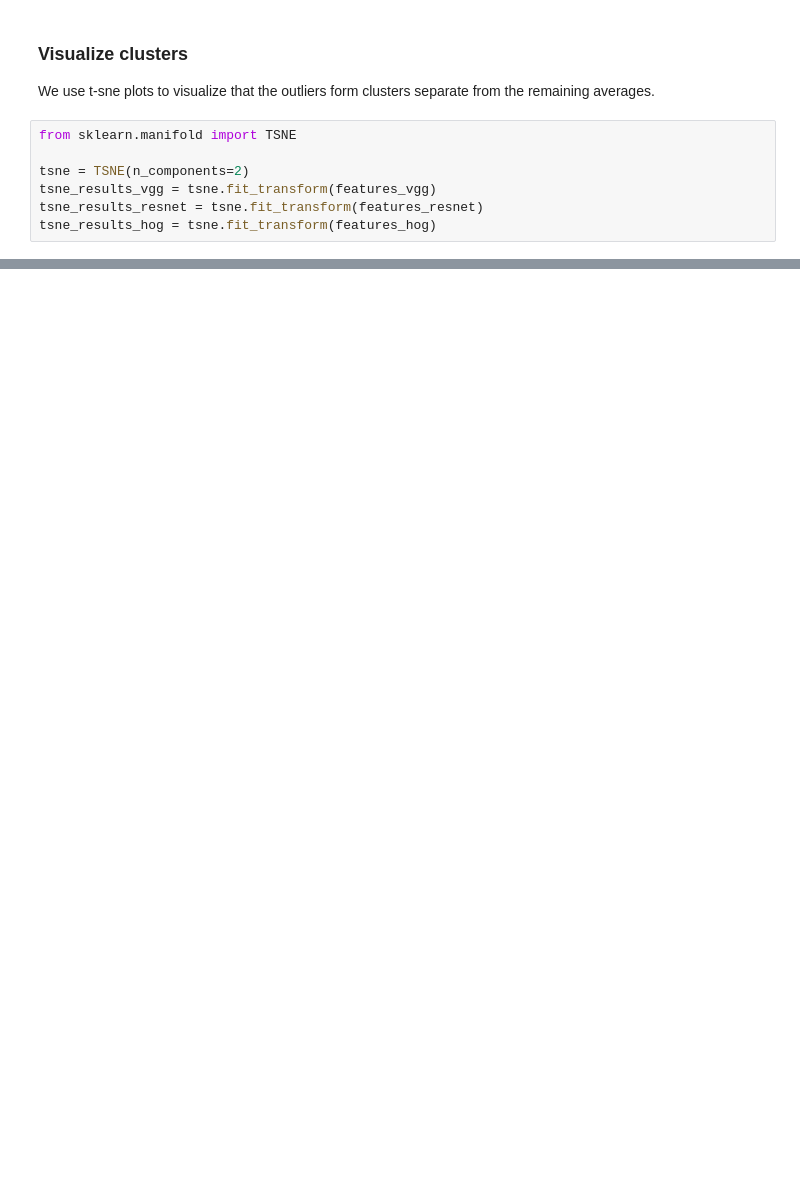
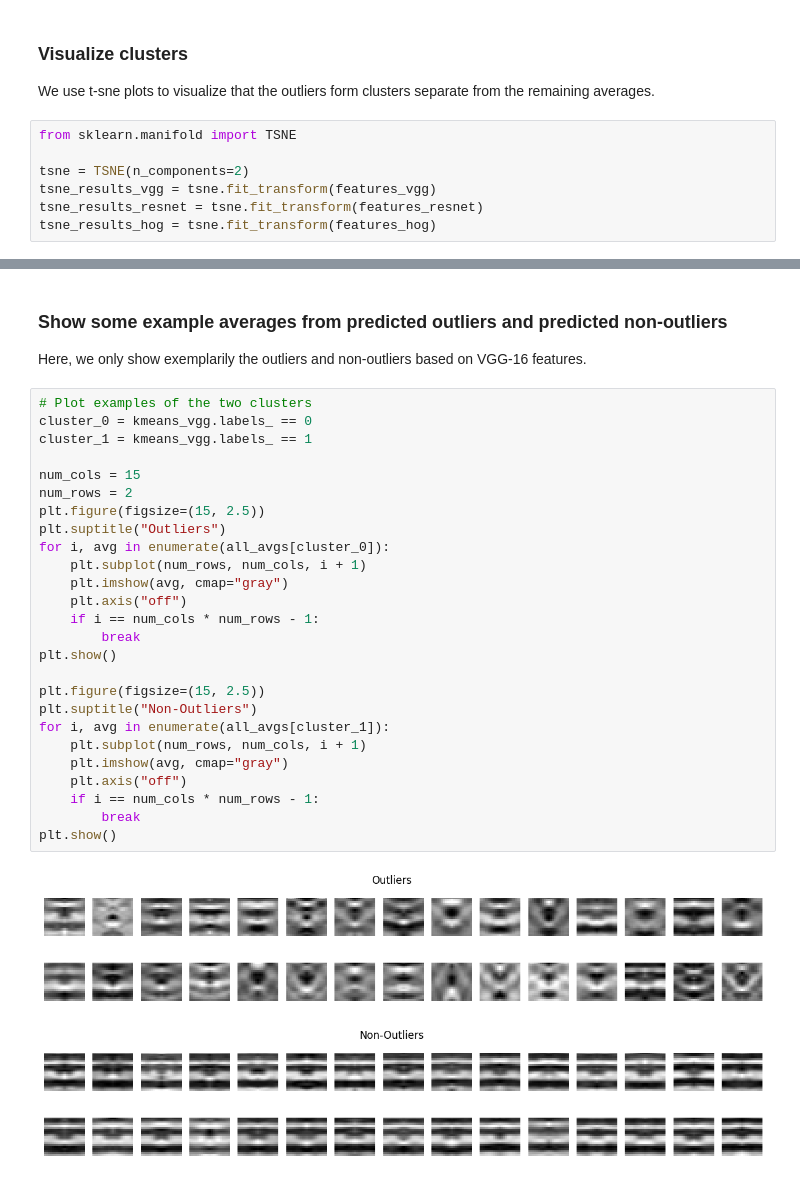
Before and after one commit to cellcanvas/surforama, a Jupyter notebook: examples/example_usecase_2D_averages.ipynb, the cells around one changed output, grey strips where cells are left out. Drawn from its saved outputs; the diff is of its cells as text; blank space fills up the shorter version.

```diff
--- a/examples/example_usecase_2D_averages.ipynb
+++ b/examples/example_usecase_2D_averages.ipynb
@@ -240,0 +275,33 @@ plt.show()
+# %% [markdown]
+### Show some example averages from predicted outliers and predicted non-outliers
+
+Here, we only show exemplarily the outliers and non-outliers based on VGG-16 features.
+# %%
+# Plot examples of the two clusters
+cluster_0 = kmeans_vgg.labels_ == 0
+cluster_1 = kmeans_vgg.labels_ == 1
+
+num_cols = 15
+num_rows = 2
+plt.figure(figsize=(15, 2.5))
+plt.suptitle("Outliers")
+for i, avg in enumerate(all_avgs[cluster_0]):
+    plt.subplot(num_rows, num_cols, i + 1)
+    plt.imshow(avg, cmap="gray")
+    plt.axis("off")
+    if i == num_cols * num_rows - 1:
+        break
+plt.show()
+
+plt.figure(figsize=(15, 2.5))
+plt.suptitle("Non-Outliers")
+for i, avg in enumerate(all_avgs[cluster_1]):
+    plt.subplot(num_rows, num_cols, i + 1)
+    plt.imshow(avg, cmap="gray")
+    plt.axis("off")
+    if i == num_cols * num_rows - 1:
+        break
+plt.show()
+# %% [output]
+[figure, added]
+[figure, added]
```
Also changed, not shown: parts of 4 cells of this notebook.
